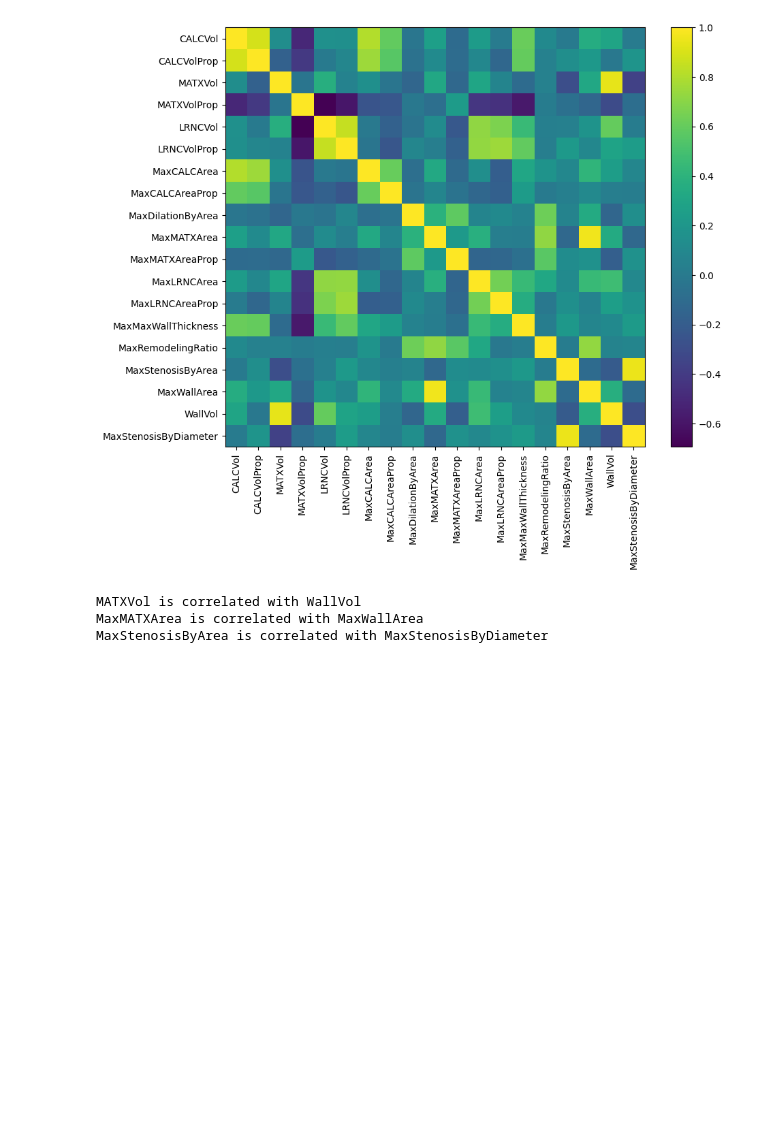
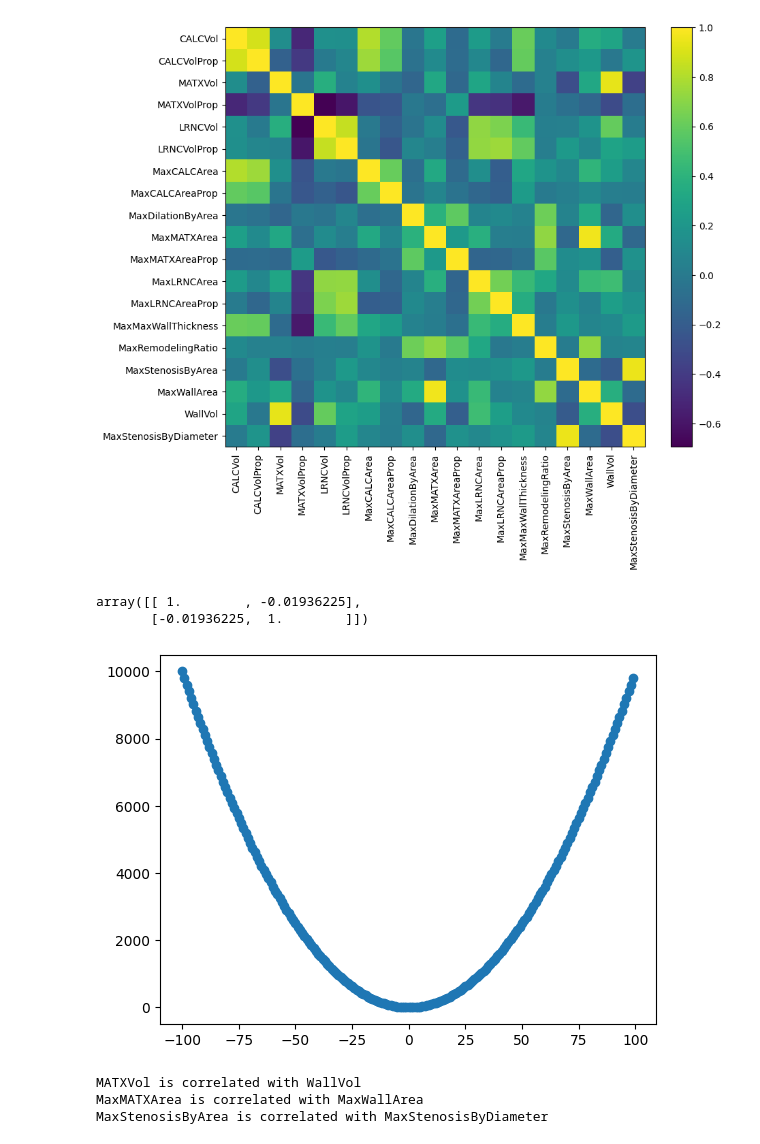
Before and after one commit to mru-data3464/w26, a Jupyter notebook: demo_code/01_stroke/strokedemo.ipynb, the cells around one changed output. Cells and saved outputs as stored; diff of their text form; code cells hidden in the pictures; blank space fills up the shorter version.

```diff
--- a/demo_code/01_stroke/strokedemo.ipynb
+++ b/demo_code/01_stroke/strokedemo.ipynb
@@ -87,6 +108,16 @@ plt.yticks(range(len(VC_preds)), VC_preds)
 plt.show()
 # %% [output]
 [figure]
+# %%
+# show that corrcoef only represents linear relationships
+test_x = np.arange(-100,100)
+test_y = test_x * test_x
+plt.scatter(test_x, test_y)
+np.corrcoef(test_x, test_y)
+# %% [output]
+array([[ 1.        , -0.01936225],
+       [-0.01936225,  1.        ]])
+[figure, added]
 # %%
 # print out features that are off-diagonal but have high correlation
 corr_thresh  = 0.9
```
Also changed, not shown: parts of 6 cells of this notebook.
